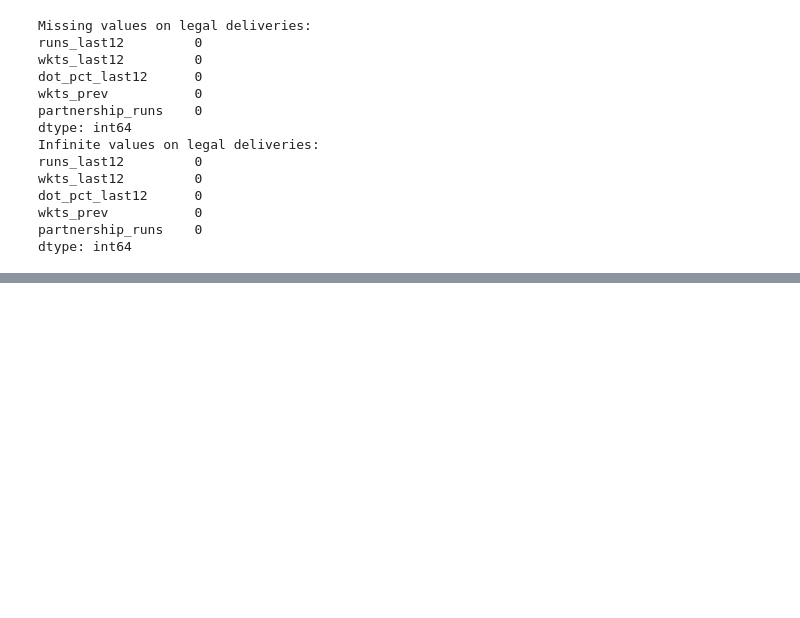
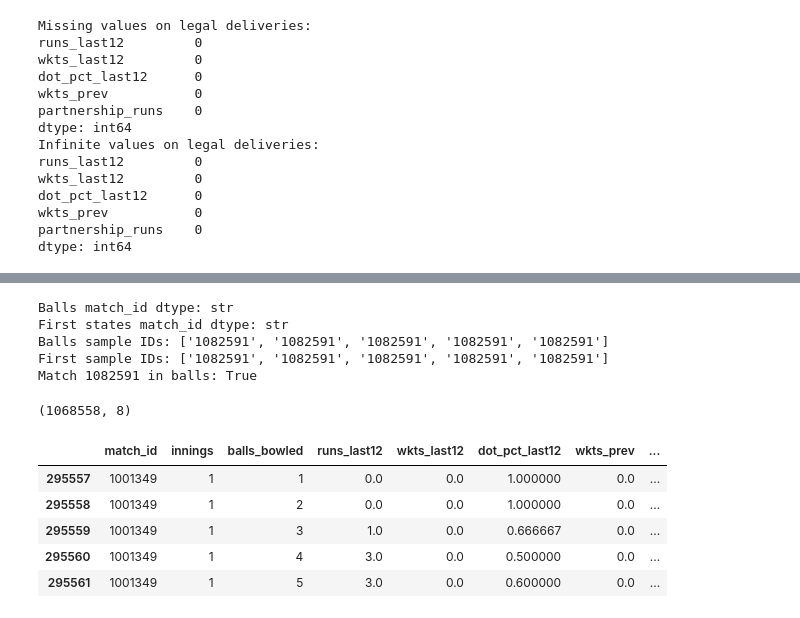
Before and after one commit to karnesh-sg/cric-win-pred, a Jupyter notebook: notebooks/01_eda.ipynb, the cells around one changed output, grey strips where cells are left out. Cells and saved outputs as stored; diff of their text form; code cells hidden in the pictures; blank space fills up the shorter version.

```diff
--- a/notebooks/01_eda.ipynb
+++ b/notebooks/01_eda.ipynb
@@ -573,0 +995,61 @@ dtype: int64
+# %%
+print("Balls match_id dtype:", balls["match_id"].dtype)
+print("First states match_id dtype:", first["match_id"].dtype)
+
+print("Balls sample IDs:", balls["match_id"].head().tolist())
+print("First sample IDs:", first["match_id"].head().tolist())
+
+print("Match 1082591 in balls:",
+      balls["match_id"].astype(str).eq("1082591").any())
+# %% [output]
+Balls match_id dtype: str
+First states match_id dtype: str
+Balls sample IDs: ['1082591', '1082591', '1082591', '1082591', '1082591']
+First sample IDs: ['1082591', '1082591', '1082591', '1082591', '1082591']
+Match 1082591 in balls: True
+# %%
+from cricketwp.features import add_rolling_features
+
+balls_roll = balls.copy().reset_index(drop=True)
+
+balls_roll["match_id"] = balls_roll["match_id"].astype(str)
+balls_roll["_delivery_order"] = range(len(balls_roll))
+
+# Preserve the original delivery sequence within each innings
+balls_roll = balls_roll.sort_values(
+    ["match_id", "innings", "_delivery_order"],
+    kind="stable"
+)
+
+# Calculate rolling features
+balls_roll = add_rolling_features(balls_roll)
+
+# Count legal deliveries within each innings
+balls_roll["balls_bowled"] = (
+    balls_roll["is_legal"].astype(int)
+    .groupby([balls_roll["match_id"], balls_roll["innings"]])
+    .cumsum()
+)
+
+# Keep only legal deliveries: one row per state
+rolling_cols = [
+    "match_id", "innings", "balls_bowled",
+    "runs_last12", "wkts_last12", "dot_pct_last12",
+    "wkts_prev", "partnership_runs"
+]
+
+rolling_states = balls_roll.loc[
+    balls_roll["is_legal"].eq(True),
+    rolling_cols
+].copy()
+
+print(rolling_states.shape)
+display(rolling_states.head())
+# %% [output]
+(1068558, 8)
+|  | match_id | innings | balls_bowled | runs_last12 | wkts_last12 | dot_pct_last12 | wkts_prev | ... |
+| 295557 | 1001349 | 1 | 1 | 0.0 | 0.0 | 1.000000 | 0.0 | ... |
+| 295558 | 1001349 | 1 | 2 | 0.0 | 0.0 | 1.000000 | 0.0 | ... |
+| 295559 | 1001349 | 1 | 3 | 1.0 | 0.0 | 0.666667 | 0.0 | ... |
+| 295560 | 1001349 | 1 | 4 | 3.0 | 0.0 | 0.500000 | 0.0 | ... |
+| 295561 | 1001349 | 1 | 5 | 3.0 | 0.0 | 0.600000 | 0.0 | ... |
```
Also changed, not shown: parts of 49 cells of this notebook.
